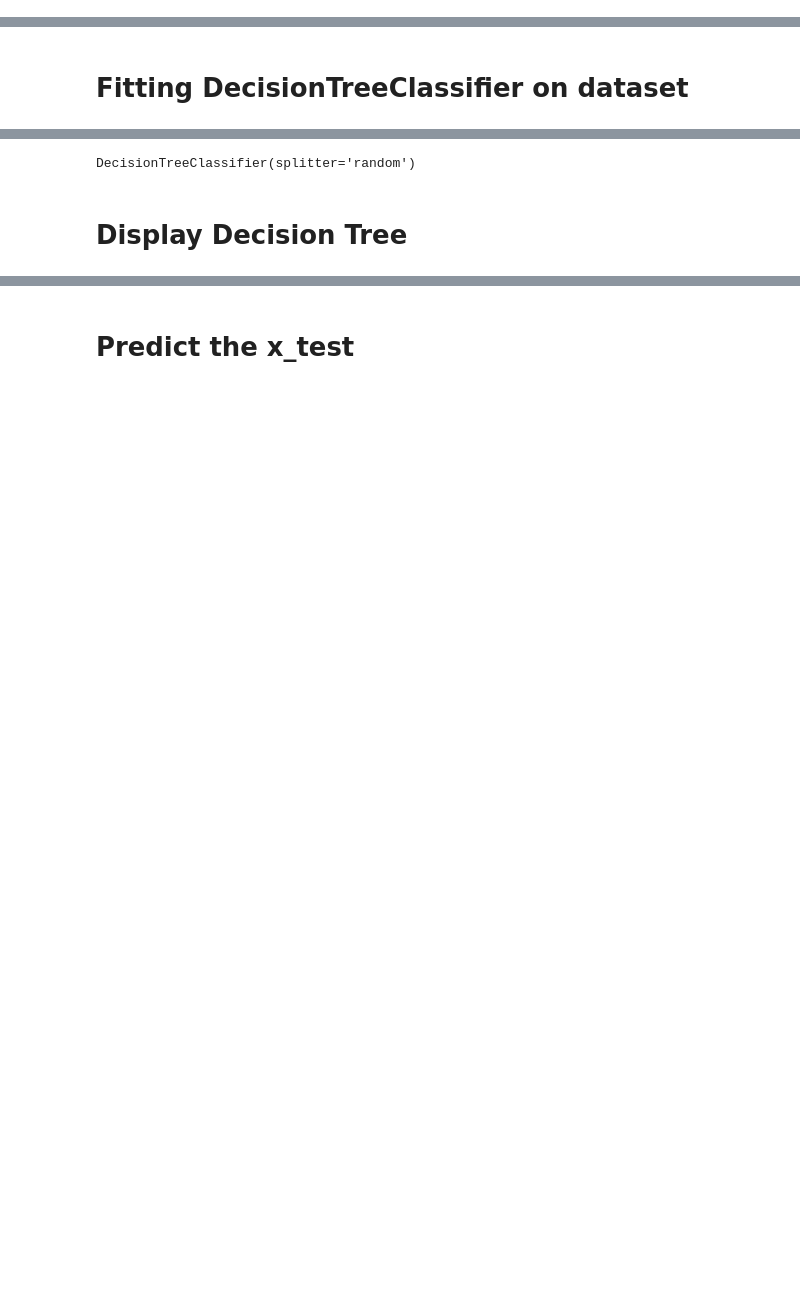
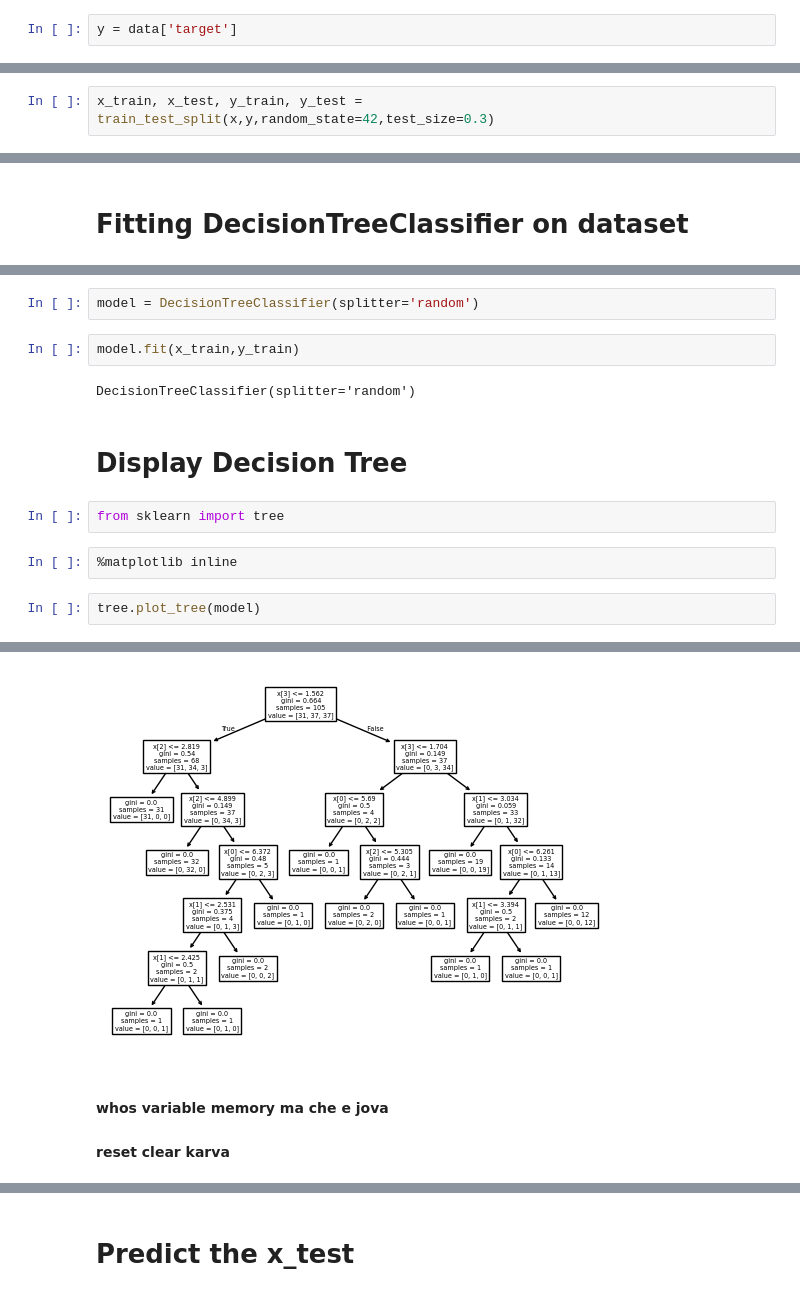
Before and after one commit to NeelHGohel/SEM-6, a Jupyter notebook: Machine Learning & Deep Learning/Lab 06/Lab 06.ipynb, the cells around one changed output, grey strips where cells are left out. Cells and saved outputs as stored; diff of their text form; blank space fills up the shorter version.

```diff
--- a/Machine Learning & Deep Learning/Lab 06/Lab 06.ipynb
+++ b/Machine Learning & Deep Learning/Lab 06/Lab 06.ipynb
@@ -37 +72,2 @@ from sklearn.datasets import load_iris
 # %%
+y = data['target']
@@ -47,0 +78,2 @@ array([0, 0, 0, 0, 0, 0, 0, 0, 0, 0, 0, 0, 0, 0, 0, 0, 0, 0, 0, 0, 0, 0,
+# %%
+x_train, x_test, y_train, y_test = train_test_split(x,y,random_state=42,test_size=0.3)
@@ -50,7 +94,15 @@ array([0, 0, 0, 0, 0, 0, 0, 0, 0, 0, 0, 0, 0, 0, 0, 0, 0, 0, 0, 0, 0, 0,
 # %%
+model = DecisionTreeClassifier(splitter='random')
-# %% [output]
-DecisionTreeClassifier(splitter='random')
+# %%
+model.fit(x_train,y_train)
+# %% [output]
+DecisionTreeClassifier(splitter='random')
 # %% [markdown]
 # Display Decision Tree
+# %%
+from sklearn import tree
+# %%
+%matplotlib inline
 # %%
+tree.plot_tree(model)
 # %% [output]
@@ -73,0 +126,4 @@ DecisionTreeClassifier(splitter='random')
+[figure, added]
+# %% [markdown]
+#### whos variable memory ma che e jova
+#### reset clear karva
```
Also changed, not shown: parts of 49 cells of this notebook, 1 other file.
